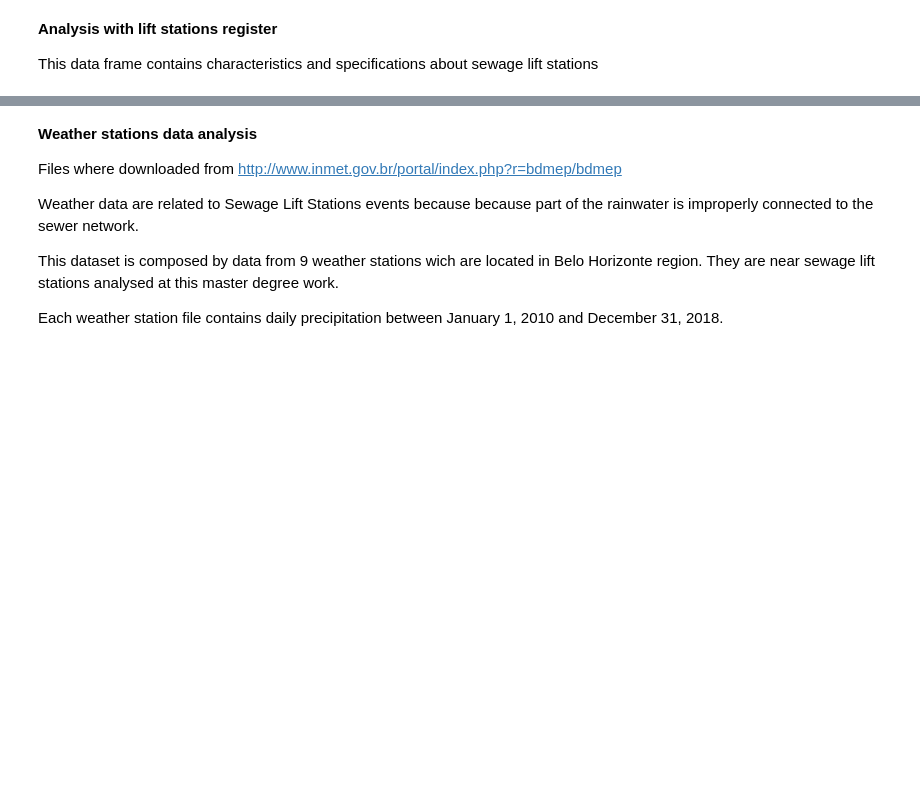
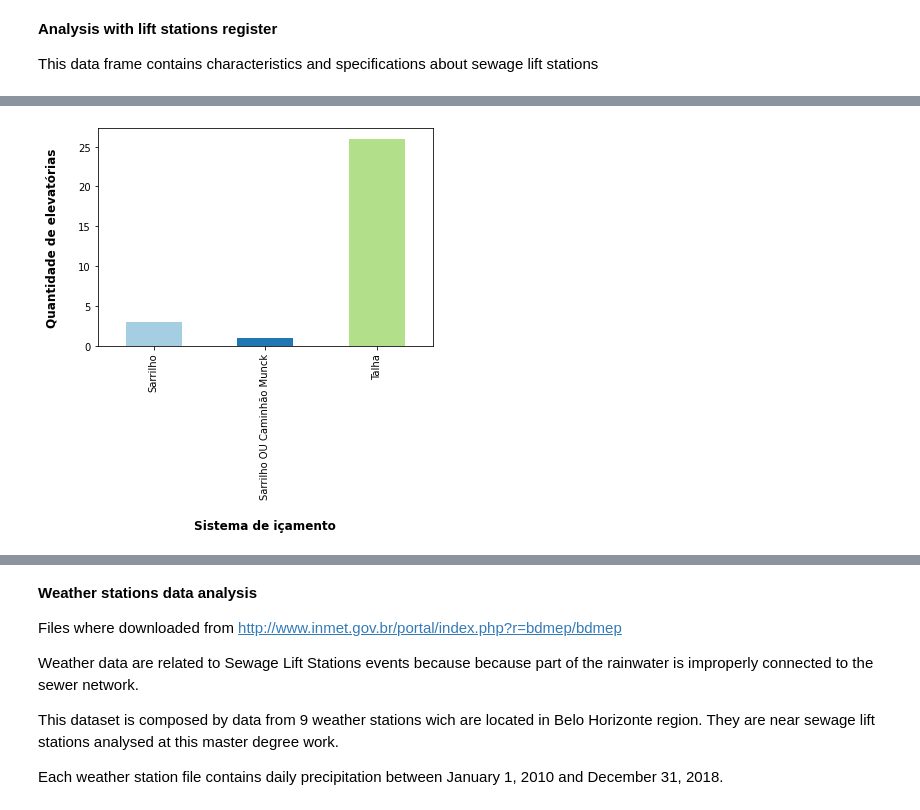
Before and after one commit to heber-augusto/master-degree-jupyter-notebooks, a Jupyter notebook: step_3-data-analysis/step_3-data-analysis-and-exploration.ipynb, the cells around one changed output, grey strips where cells are left out. Cells and saved outputs as stored; diff of their text form; code cells hidden in the pictures; blank space fills up the shorter version.

```diff
--- a/step_3-data-analysis/step_3-data-analysis-and-exploration.ipynb
+++ b/step_3-data-analysis/step_3-data-analysis-and-exploration.ipynb
@@ -100,0 +169,7 @@ def hist_with_format(ds, bins, xlabel, ylabel):
+# %%
+groupby_histogram_with_format(lift_station_register,
+                              'sistema_icamento',
+                              "Sistema de içamento",
+                              "Quantidade de elevatórias")
+# %% [output]
+[figure, added]
```
Also changed, not shown: parts of 22 cells of this notebook.
